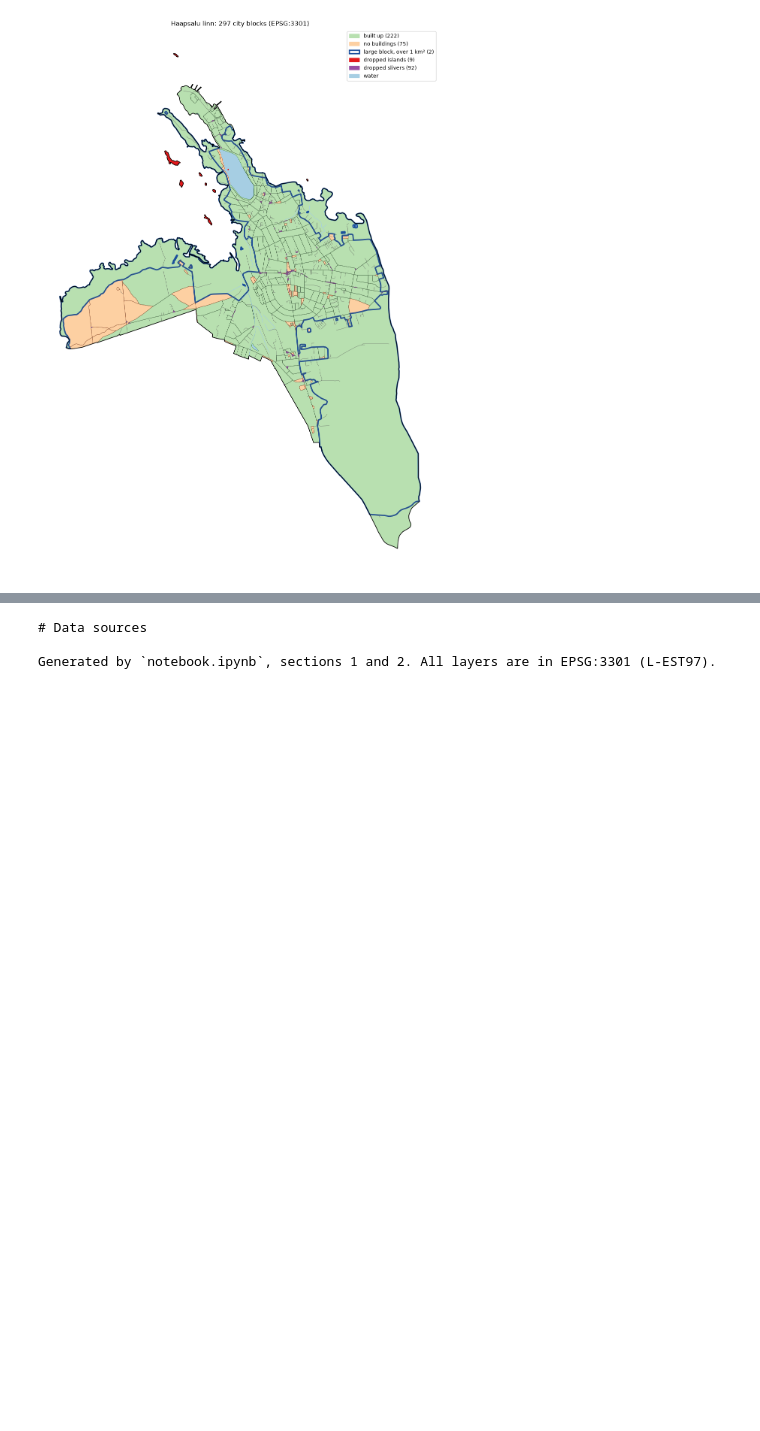
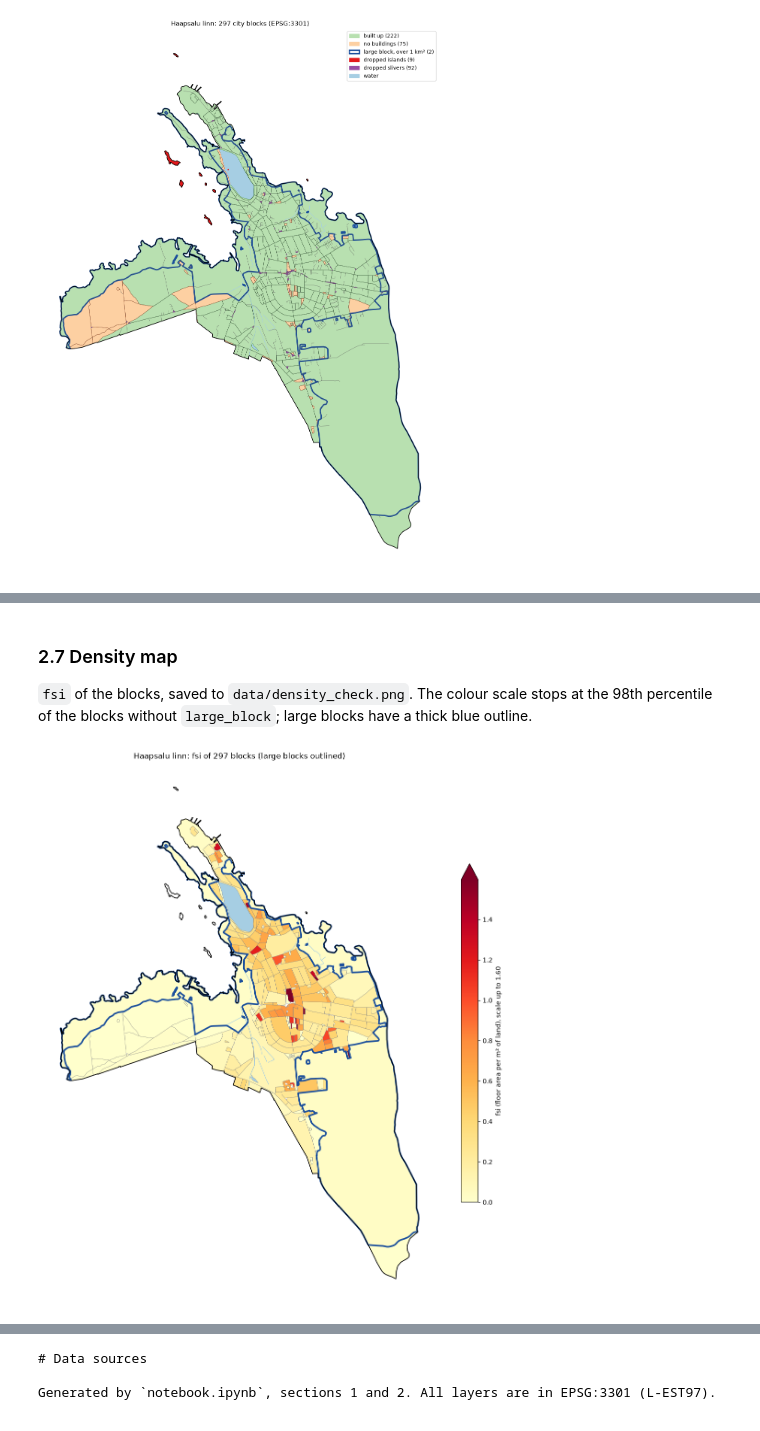
Before and after one commit to aleks-nab/haapsalu-urban-blocks, a Jupyter notebook: notebook.ipynb, the cells around one changed output, grey strips where cells are left out. Saved outputs shown, nothing was run; the diff lists cells and outputs as text; code cells hidden in the pictures; blank space fills up the shorter version.

```diff
--- a/notebook.ipynb
+++ b/notebook.ipynb
@@ -944,0 +1021,20 @@ plt.show()
+# %%
+metrics = ["gsi", "fsi", "l", "osr", "share_floors_estimated"]
+regular = blocks[~blocks["large_block"]]
+
+
+def stats(df):
+    return pd.DataFrame({m: dict(n=int(df[m].notna().sum()), median=df[m].median(), min=df[m].min(), max=df[m].max())
+                         for m in metrics}).T.round(3)
+
+
+print(f"Blocks without large_block: {len(regular)} (built up: {int(regular.built_up.sum())})")
+display(stats(regular).rename_axis("all blocks without large_block"))
+display(stats(regular[regular["built_up"]]).rename_axis("built-up blocks without large_block"))
+display(blocks[blocks["large_block"]].set_index("block_id")[["area_m2", "n_buildings_official"] + metrics].round(3))
+
+cols = ["block_id", "area_m2", "n_buildings_official", "gsi", "fsi", "l", "osr", "share_floors_estimated", "large_block"]
+display(blocks.nlargest(5, "fsi")[cols].round(3).rename_axis("5 blocks with the highest fsi"))
+display(blocks.nlargest(5, "share_floors_estimated")[cols].round(3).rename_axis("5 blocks with the highest share_floors_estimated"))
+print("Blocks with share_floors_estimated = 1:", int((blocks["share_floors_estimated"] == 1).sum()),
+      "| with share_floors_estimated > 0:", int((blocks["share_floors_estimated"] > 0).sum()))
@@ -945 +1076,21 @@ plt.show()
+# %% [markdown]
+### 2.7 Density map
+
+`fsi` of the blocks, saved to `data/density_check.png`. The colour scale stops at the 98th
+percentile of the blocks without `large_block`; large blocks have a thick blue outline.
+# %%
+vmax = float(regular["fsi"].quantile(0.98))
+fig, ax = plt.subplots(figsize=(11, 15))
+water.plot(ax=ax, color="#a6cee3", edgecolor="#a6cee3", linewidth=0.8)
+blocks.plot(ax=ax, column="fsi", cmap="YlOrRd", vmin=0, vmax=vmax, edgecolor="#777777", linewidth=0.3, legend=True,
+            legend_kwds={"label": f"fsi (floor area per m² of land), scale up to {vmax:.2f}", "shrink": 0.5})
+blocks[blocks["large_block"]].boundary.plot(ax=ax, color="#1b4f9c", linewidth=2.5)
+boundary.boundary.plot(ax=ax, color="black", linewidth=1.2)
+ax.set_title(f"Haapsalu linn: fsi of {len(blocks)} blocks (large blocks outlined)")
+ax.set_axis_off()
+fig.tight_layout()
+fig.savefig(DATA / "density_check.png", dpi=150)
+plt.show()
+# %% [output]
+[figure, added]
 # %% [markdown]
```
Also changed, not shown: parts of 10 cells of this notebook, 4 other files.
